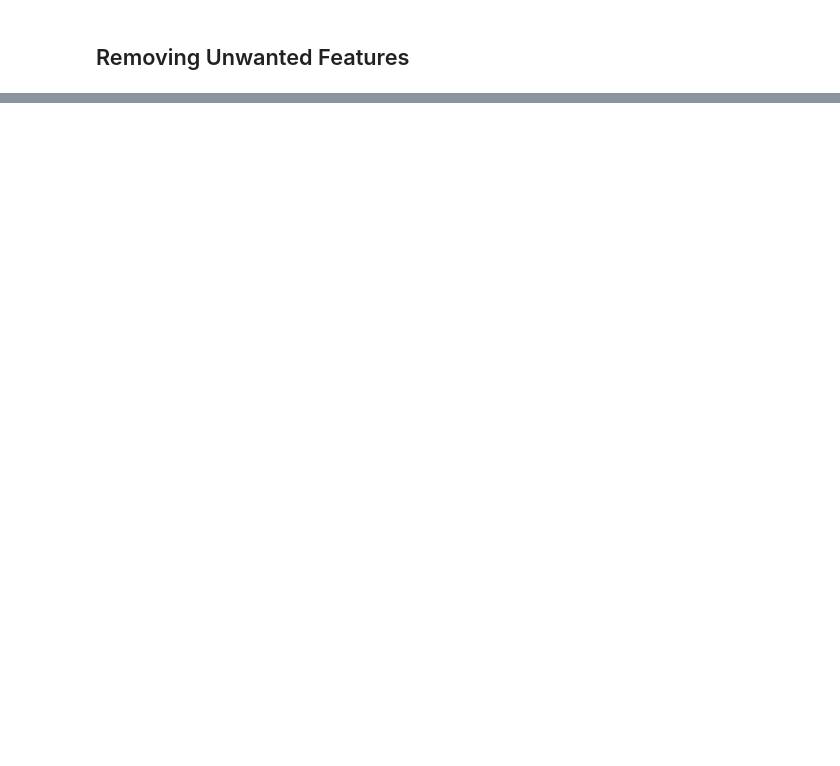
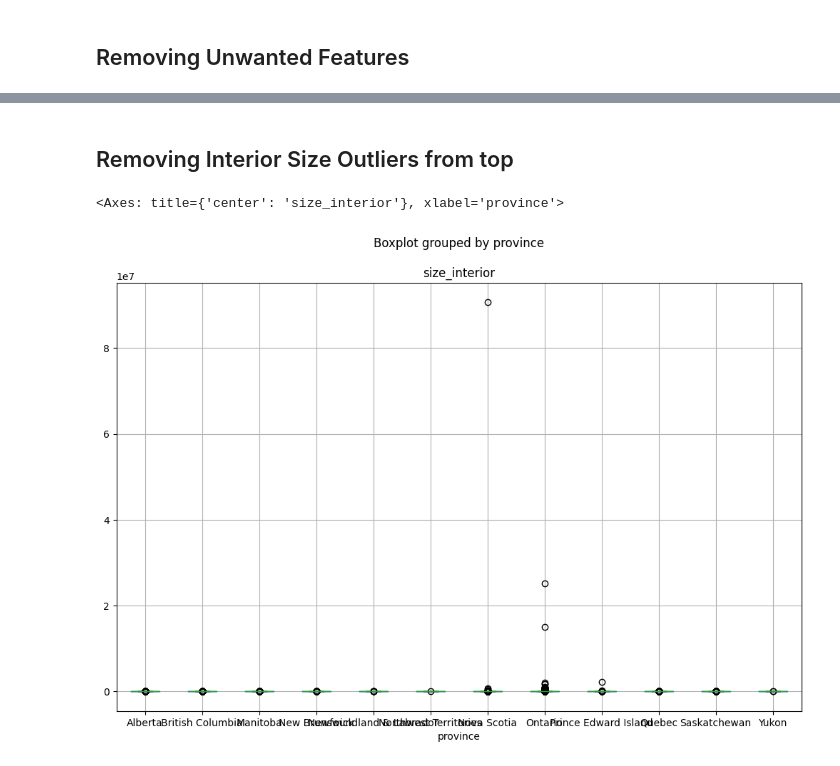
Before and after one commit to SoheilBadri2000/House-Pred-CA, a Jupyter notebook: EDA2.ipynb, the cells around one changed output, grey strips where cells are left out. Saved outputs shown, nothing was run; the diff lists cells and outputs as text; code cells hidden in the pictures; blank space fills up the shorter version.

```diff
--- a/EDA2.ipynb
+++ b/EDA2.ipynb
@@ -140,3 +101,0 @@ memory usage: 54.7+ MB
-# %%
-df = df.drop(["agency_name", "agency_type", "property_type", "ownership_type", "land_size", "page_url", "timestamp", "postal_code"], axis=1)
-# df.info()
@@ -377,0 +123,7 @@ array([[-0.07783366,  0.68623907,  0.        , ..., -0.22402137,
+# %% [markdown]
+## Removing Interior Size Outliers from top
+# %%
+df.boxplot(column="size_interior", by="province", figsize=(12,8))
+# %% [output]
+<Axes: title={'center': 'size_interior'}, xlabel='province'>
+[figure, added]
```
Also changed, not shown: parts of 102 cells of this notebook.
